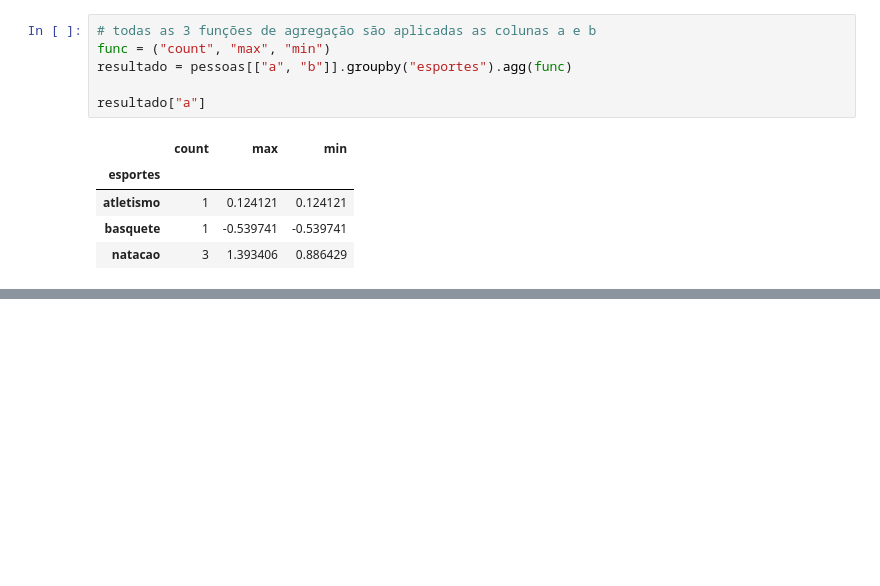
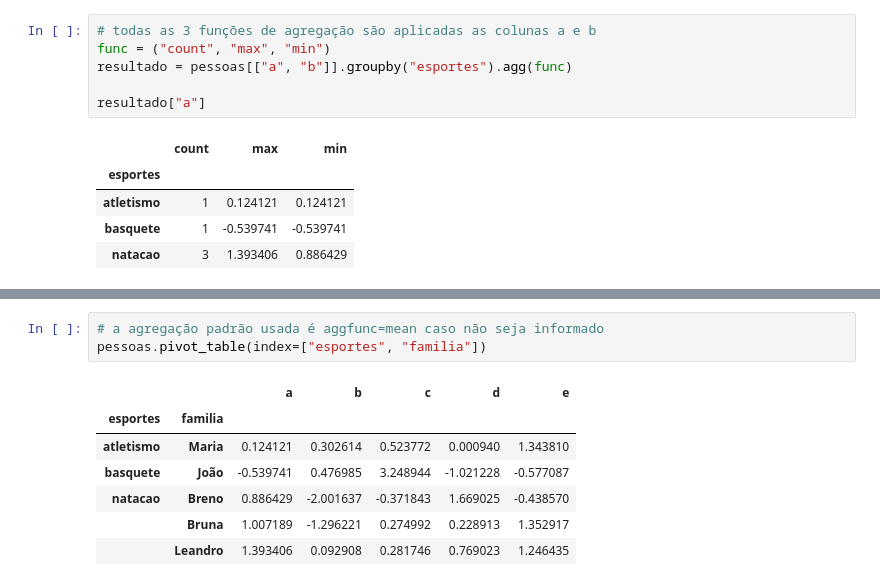
Before and after one commit to leandrobarbieri/pydata-book, a Jupyter notebook: Group_Aggregation.ipynb, the cells around one changed output, grey strips where cells are left out. Saved outputs shown, nothing was run; the diff lists cells and outputs as text; blank space fills up the shorter version.

```diff
--- a/Group_Aggregation.ipynb
+++ b/Group_Aggregation.ipynb
@@ -403,0 +573,11 @@ pessoas.groupby("esportes").agg({"a": "sum", "b": ["count", "max", "min"]})
+# %%
+# a agregação padrão usada é aggfunc=mean caso não seja informado
+pessoas.pivot_table(index=["esportes", "familia"])
+# %% [output]
+|  |  | a | b | c | d | e |
+| esportes | familia |  |  |  |  |  |
+| atletismo | Maria | 0.124121 | 0.302614 | 0.523772 | 0.000940 | 1.343810 |
+| basquete | João | -0.539741 | 0.476985 | 3.248944 | -1.021228 | -0.577087 |
+| natacao | Breno | 0.886429 | -2.001637 | -0.371843 | 1.669025 | -0.438570 |
+|  | Bruna | 1.007189 | -1.296221 | 0.274992 | 0.228913 | 1.352917 |
+|  | Leandro | 1.393406 | 0.092908 | 0.281746 | 0.769023 | 1.246435 |
```
Also changed, not shown: parts of 25 cells of this notebook.
